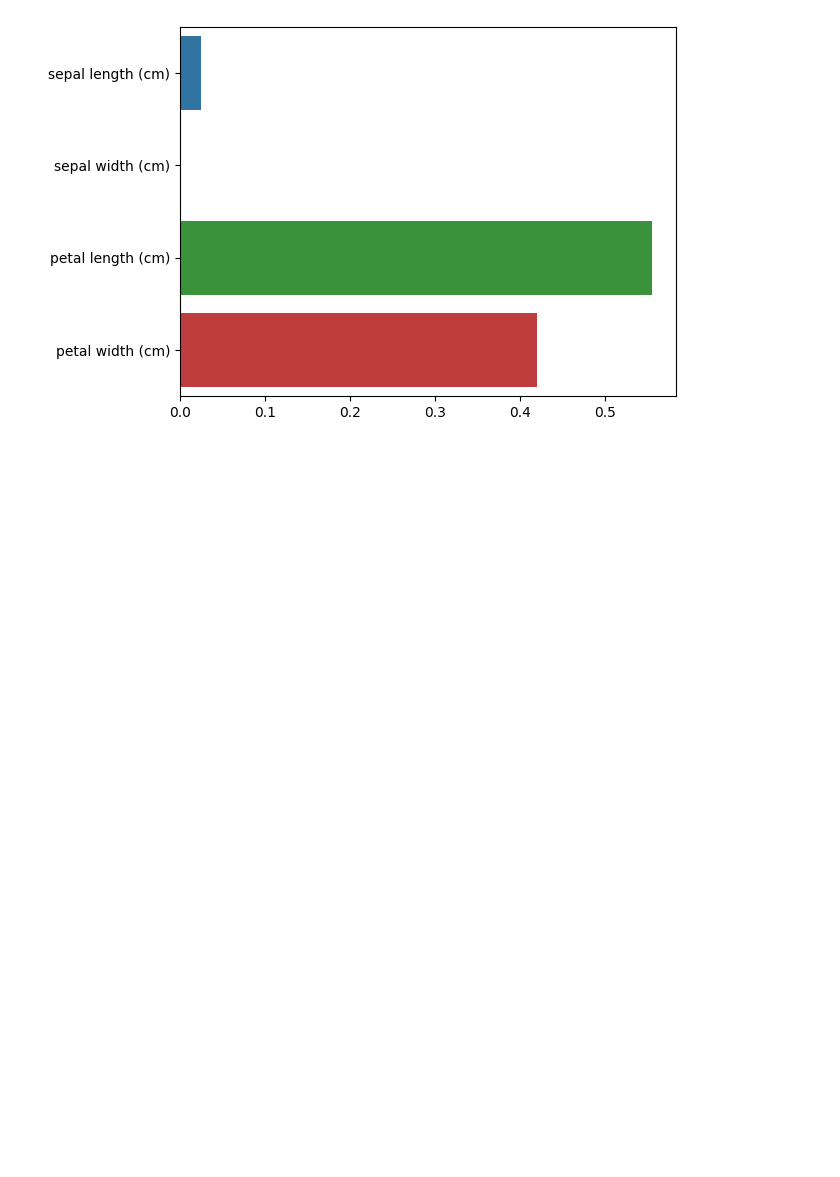
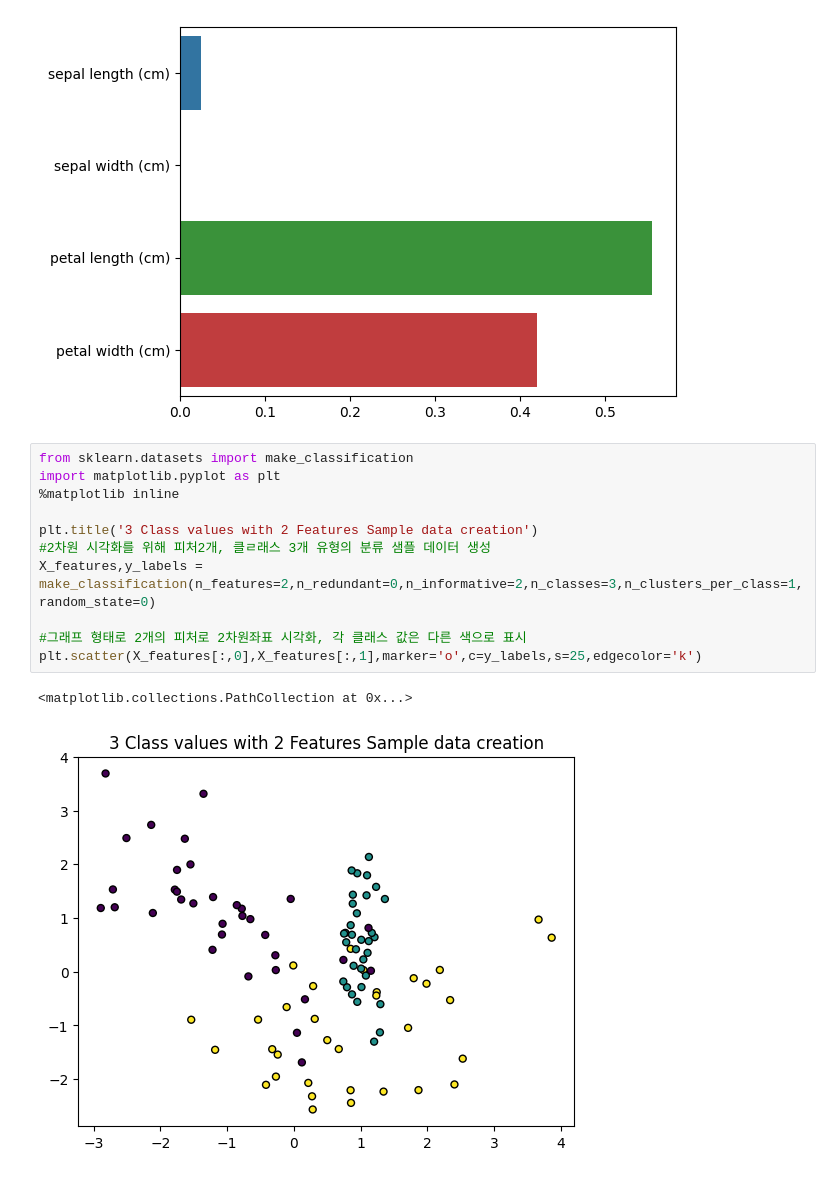
Before and after one commit to jhk990602/datapractice, a Jupyter notebook: DecisionTreeClassifier(iris_data).ipynb, the cells around one changed output. Cells and saved outputs as stored; diff of their text form; blank space fills up the shorter version.

```diff
--- a/DecisionTreeClassifier(iris_data).ipynb
+++ b/DecisionTreeClassifier(iris_data).ipynb
@@ -54,3 +54,17 @@ petal length (cm):0.555
 petal width (cm):0.420
 <Axes: >
 [figure]
+# %%
+from sklearn.datasets import make_classification
+import matplotlib.pyplot as plt
+%matplotlib inline
+
+plt.title('3 Class values with 2 Features Sample data creation')
+#2차원 시각화를 위해 피처2개, 클ㄹ래스 3개 유형의 분류 샘플 데이터 생성
+X_features,y_labels = make_classification(n_features=2,n_redundant=0,n_informative=2,n_classes=3,n_clusters_per_class=1,random_state=0)
+
+#그래프 형태로 2개의 피처로 2차원좌표 시각화, 각 클래스 값은 다른 색으로 표시
+plt.scatter(X_features[:,0],X_features[:,1],marker='o',c=y_labels,s=25,edgecolor='k')
+# %% [output]
+<matplotlib.collections.PathCollection at 0x...>
+[figure, added]
```
Also changed, not shown: parts of 3 cells of this notebook.
